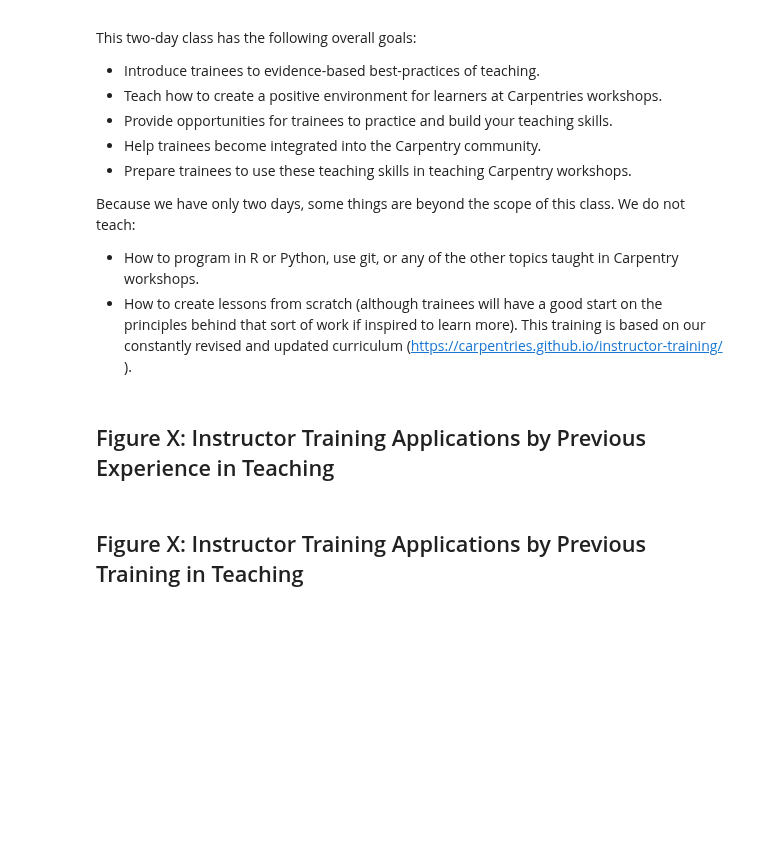
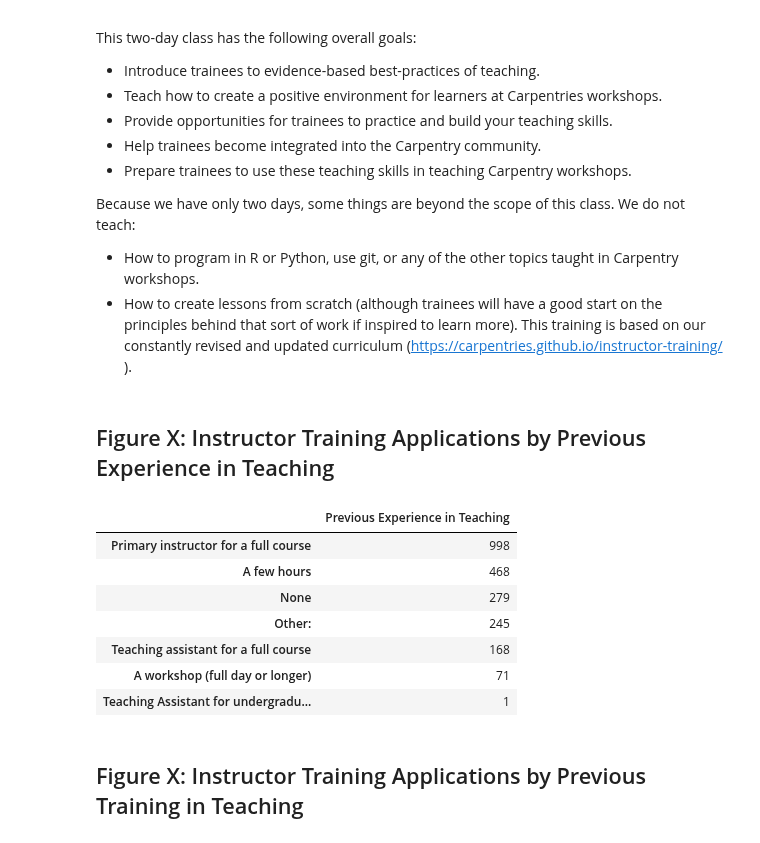
Before and after one commit to carpentries/assessment, a Jupyter notebook: programmatic-assessment/workshops/jupyter_notebooks/programmatic_report_20180930_DRAFT.ipynb, the cells around one changed output. Drawn from its saved outputs; the diff is of its cells as text; code cells hidden in the pictures; blank space fills up the shorter version.

```diff
--- a/programmatic-assessment/workshops/jupyter_notebooks/programmatic_report_20180930_DRAFT.ipynb
+++ b/programmatic-assessment/workshops/jupyter_notebooks/programmatic_report_20180930_DRAFT.ipynb
@@ -623,2 +648,14 @@ This training is based on our constantly revised and updated curriculum (https:/
+# %%
+apps_by_prev_experience = all_applications['Previous Experience in Teaching'].value_counts().to_frame()
+display(apps_by_prev_experience)
+# %% [output]
+|  | Previous Experience in Teaching |
+| Primary instructor for a full course | 998 |
+| A few hours | 468 |
+| None | 279 |
+| Other: | 245 |
+| Teaching assistant for a full course | 168 |
+| A workshop (full day or longer) | 71 |
+| Teaching Assistant for undergradu... | 1 |
 # %% [markdown]
 ## Figure X: Instructor Training Applications by Previous Training in Teaching
```
Also changed, not shown: parts of 13 cells of this notebook.
